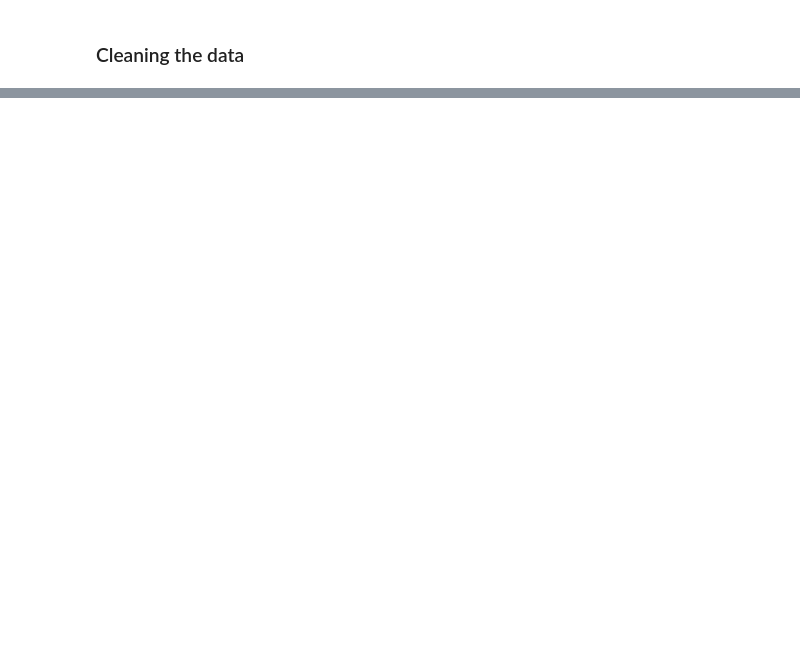
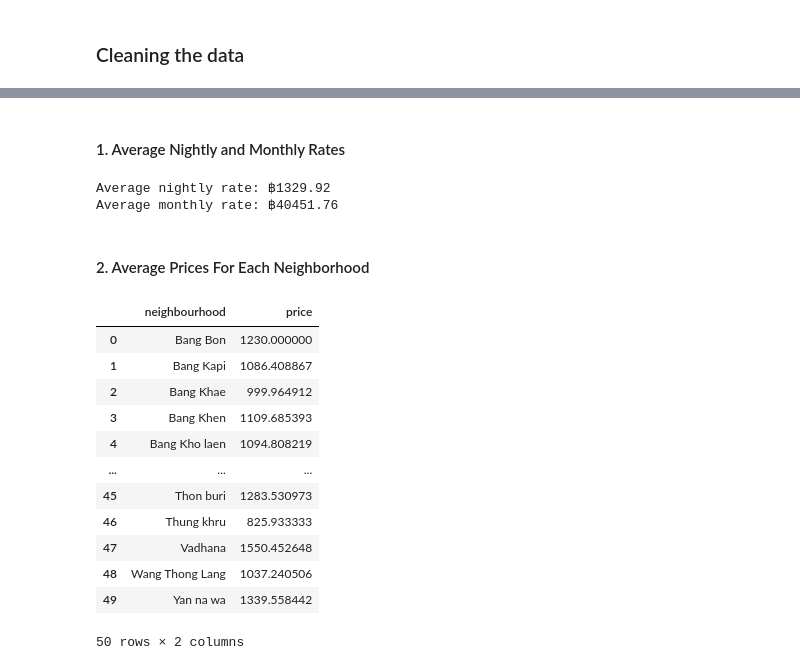
Before and after one commit to jshum17/Airbnb-Listings-Analysis, a Jupyter notebook: notebook.ipynb, the cells around one changed output, grey strips where cells are left out. Cells and saved outputs as stored; diff of their text form; code cells hidden in the pictures; blank space fills up the shorter version.

```diff
--- a/notebook.ipynb
+++ b/notebook.ipynb
@@ -127,0 +181,44 @@ After removing all the free listings in our dataset, we can see that the total n
+# %% [markdown]
+#### 1. Average Nightly and Monthly Rates
+# %%
+# Calculating the average price and round to nearest 2 decimal places
+avg_price = round(listing['price'].mean(), 2)
+
+# Adding a new column to the listing dataset, price_per_month
+listing["price_per_month"] = listing["price"] * 365 / 12
+
+# Calculating the average price per month and round to nearest 2 decimal places
+avg_monthly_price = round(listing['price_per_month'].mean(), 2)
+
+print("Average nightly rate: ฿" + str(avg_price))
+print("Average monthly rate: ฿" + str(avg_monthly_price))
+# %% [output]
+Average nightly rate: ฿1329.92
+Average monthly rate: ฿40451.76
+# %% [markdown]
+#### 2. Average Prices For Each Neighborhood
+# %%
+# Selecting columns neighbourhood and price
+nh_prices = listing[['neighbourhood', 'price']]
+
+# Grouping neighbourhood and then aggreating the prices based on mean
+nh_prices = nh_prices.groupby("neighbourhood")['price'].agg('mean')
+
+# Resetting index of table
+nh_prices = nh_prices.reset_index()
+
+nh_prices
+# %% [output]
+|  | neighbourhood | price |
+| 0 | Bang Bon | 1230.000000 |
+| 1 | Bang Kapi | 1086.408867 |
+| 2 | Bang Khae | 999.964912 |
+| 3 | Bang Khen | 1109.685393 |
+| 4 | Bang Kho laen | 1094.808219 |
+| ... | ... | ... |
+| 45 | Thon buri | 1283.530973 |
+| 46 | Thung khru | 825.933333 |
+| 47 | Vadhana | 1550.452648 |
+| 48 | Wang Thong Lang | 1037.240506 |
+| 49 | Yan na wa | 1339.558442 |
+50 rows × 2 columns
```
Also changed, not shown: parts of 18 cells of this notebook.
